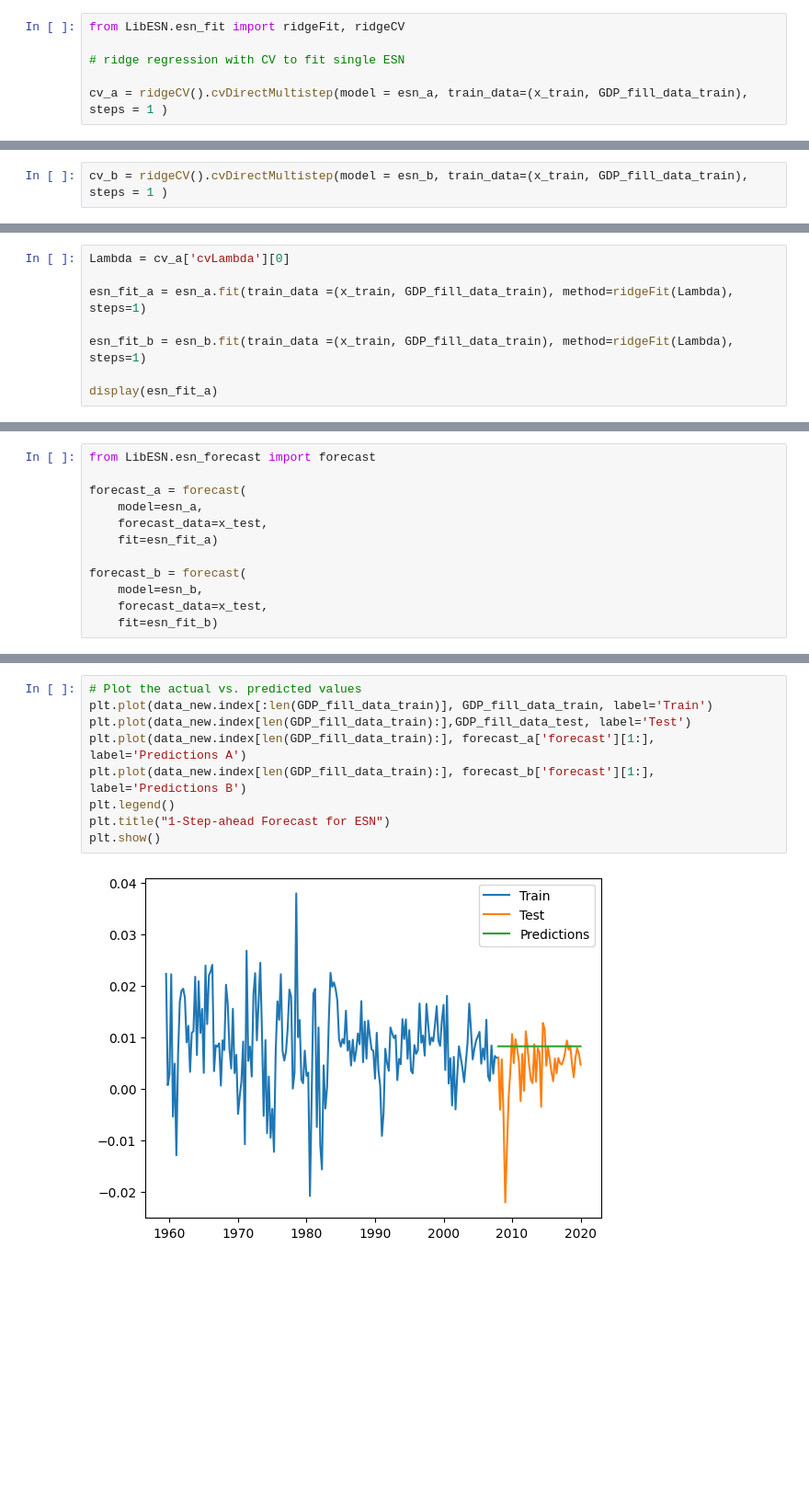
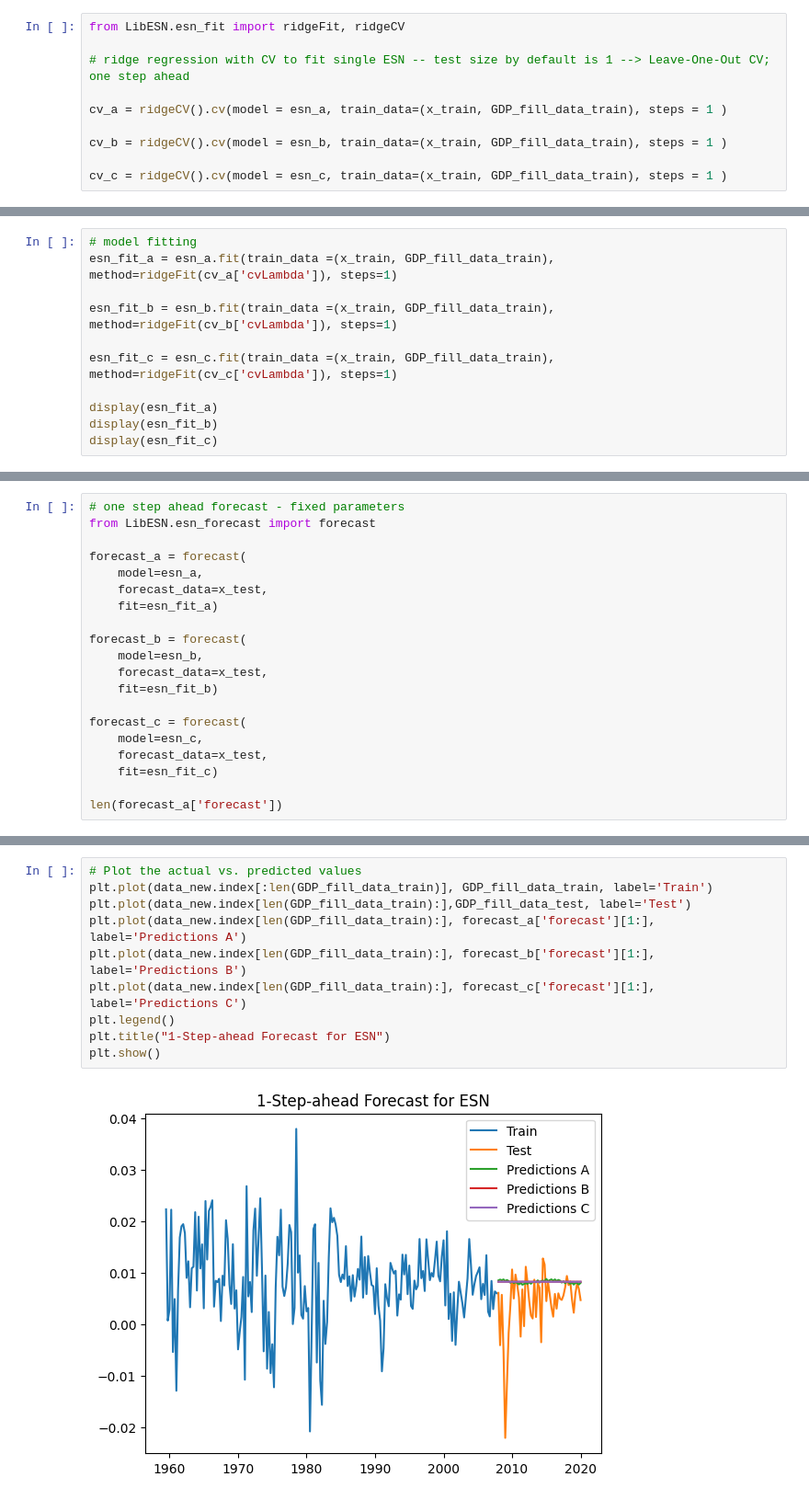
Before and after one commit to qh007/FYP, a Jupyter notebook: ESN-new.ipynb, the cells around one changed output, grey strips where cells are left out. Shown at 92% size. Saved outputs shown, nothing was run; the diff lists cells and outputs as text; blank space fills up the shorter version.

```diff
--- a/ESN-new.ipynb
+++ b/ESN-new.ipynb
@@ -114,6 +120,10 @@ esn_b = ESN(
 # %%
 from LibESN.esn_fit import ridgeFit, ridgeCV
 
-# ridge regression with CV to fit single ESN
+# ridge regression with CV to fit single ESN -- test size by default is 1 --> Leave-One-Out CV; one step ahead
 
-cv_a = ridgeCV().cvDirectMultistep(model = esn_a, train_data=(x_train, GDP_fill_data_train), steps = 1 )
+cv_a = ridgeCV().cv(model = esn_a, train_data=(x_train, GDP_fill_data_train), steps = 1 )
+
+cv_b = ridgeCV().cv(model = esn_b, train_data=(x_train, GDP_fill_data_train), steps = 1 )
+
+cv_c = ridgeCV().cv(model = esn_c, train_data=(x_train, GDP_fill_data_train), steps = 1 )
@@ -122,2 +129,0 @@ KeyboardInterrupt:
-# %%
-cv_b = ridgeCV().cvDirectMultistep(model = esn_b, train_data=(x_train, GDP_fill_data_train), steps = 1 )
@@ -124,11 +139,14 @@ cv_b = ridgeCV().cvDirectMultistep(model = esn_b, train_data=(x_train, GDP_fill_
 # %%
-Lambda = cv_a['cvLambda'][0]
+# model fitting
+esn_fit_a = esn_a.fit(train_data =(x_train, GDP_fill_data_train), method=ridgeFit(cv_a['cvLambda']), steps=1)
 
-esn_fit_a = esn_a.fit(train_data =(x_train, GDP_fill_data_train), method=ridgeFit(Lambda), steps=1)
+esn_fit_b = esn_b.fit(train_data =(x_train, GDP_fill_data_train), method=ridgeFit(cv_b['cvLambda']), steps=1)
 
-esn_fit_b = esn_b.fit(train_data =(x_train, GDP_fill_data_train), method=ridgeFit(Lambda), steps=1)
+esn_fit_c = esn_c.fit(train_data =(x_train, GDP_fill_data_train), method=ridgeFit(cv_c['cvLambda']), steps=1)
 
 display(esn_fit_a)
+display(esn_fit_b)
+display(esn_fit_c)
 # %% [output]
 {'model': 'ESN',
  'method': 'ridgeFit',
@@ -150,4 +202,5 @@ display(esn_fit_a)
 # %%
+# one step ahead forecast - fixed parameters
 from LibESN.esn_forecast import forecast
 
 forecast_a = forecast(
@@ -159,4 +212,11 @@ forecast_b = forecast(
     model=esn_b,
     forecast_data=x_test,
     fit=esn_fit_b)
+
+forecast_c = forecast(
+    model=esn_c,
+    forecast_data=x_test,
+    fit=esn_fit_c)
+
+len(forecast_a['forecast'])
 # %% [output]
@@ -204,11 +270,12 @@ RMSE: 0.007235335604441742
 # %%
 # Plot the actual vs. predicted values
 plt.plot(data_new.index[:len(GDP_fill_data_train)], GDP_fill_data_train, label='Train')
 plt.plot(data_new.index[len(GDP_fill_data_train):],GDP_fill_data_test, label='Test')
 plt.plot(data_new.index[len(GDP_fill_data_train):], forecast_a['forecast'][1:], label='Predictions A')
 plt.plot(data_new.index[len(GDP_fill_data_train):], forecast_b['forecast'][1:], label='Predictions B')
+plt.plot(data_new.index[len(GDP_fill_data_train):], forecast_c['forecast'][1:], label='Predictions C')
 plt.legend()
 plt.title("1-Step-ahead Forecast for ESN")
 plt.show()
 # %% [output]
-[figure, old version]
+[figure, new version]
```
Also changed, not shown: parts of 20 cells of this notebook, 5 other files.
